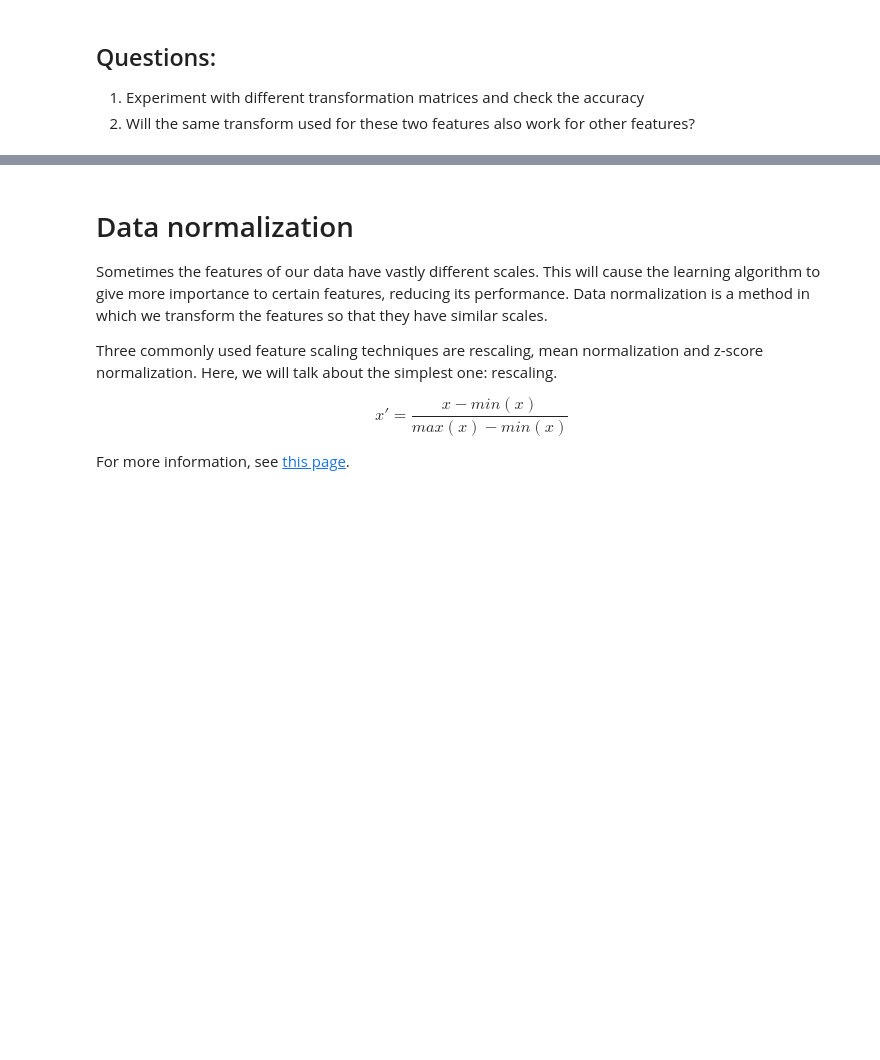
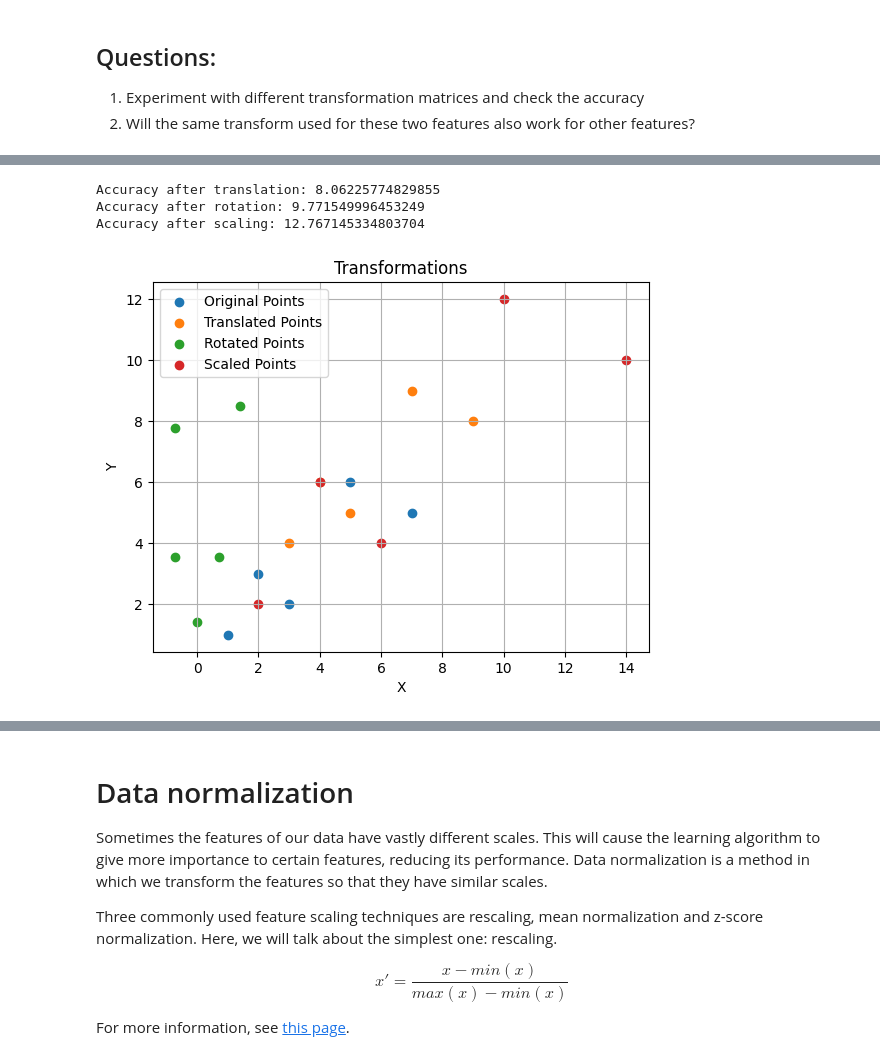
Before and after one commit to Mekavenkatakishore/FMML-22B21A4483, a Jupyter notebook: Module_01_Lab_04_LinearAlgebra.ipynb, the cells around one changed output, grey strips where cells are left out. Cells and saved outputs as stored; diff of their text form; code cells hidden in the pictures; blank space fills up the shorter version.

```diff
--- a/Module_01_Lab_04_LinearAlgebra.ipynb
+++ b/Module_01_Lab_04_LinearAlgebra.ipynb
@@ -416,0 +356,60 @@ In summary, while some transformation matrices might be versatile and applicable
+# %%
+import numpy as np
+import matplotlib.pyplot as plt
+
+# Generate some sample 2D points (x, y)
+# Format: [x1, y1], [x2, y2], ...
+points = np.array([[1, 1], [2, 3], [3, 2], [5, 6], [7, 5]])
+
+# Define transformation matrices for translation, rotation, and scaling
+translation_matrix = np.array([[1, 0, 2], [0, 1, 3], [0, 0, 1]])  # Translate by (2, 3)
+
+# Rotation matrix for 45 degrees
+angle = np.radians(45)
+rotation_matrix = np.array([[np.cos(angle), -np.sin(angle), 0], [np.sin(angle), np.cos(angle), 0], [0, 0, 1]])
+
+scaling_matrix = np.array([[2, 0, 0], [0, 2, 0], [0, 0, 1]])  # Scale by 2 in both x and y
+
+# Function to apply transformation to points
+def apply_transformation(points, transformation_matrix):
+    # Add ones for homogeneous coordinates
+    points_homogeneous = np.column_stack((points, np.ones(len(points))))
+    # Apply transformation
+    transformed_points = np.dot(transformation_matrix, points_homogeneous.T)
+    # Remove the homogeneous coordinate and return
+    return transformed_points[:2].T
+
+# Calculate accuracy (e.g., Euclidean distance between original and transformed points)
+def calculate_accuracy(original_points, transformed_points):
+    return np.mean(np.linalg.norm(original_points - transformed_points))
+ # Apply transformations and calculate accuracy for each
+translated_points = apply_transformation(points, translation_matrix)
+rotation_points = apply_transformation(points, rotation_matrix)
+scaled_points = apply_transformation(points, scaling_matrix)
+
+# Calculate accuracy for each transformation
+accuracy_translation = calculate_accuracy(points, translated_points)
+accuracy_rotation = calculate_accuracy(points, rotation_points)
+accuracy_scaling = calculate_accuracy(points, scaled_points)
+
+# Print the accuracy for each transformation
+print("Accuracy after translation:", accuracy_translation)
+print("Accuracy after rotation:", accuracy_rotation)
+print("Accuracy after scaling:", accuracy_scaling)
+
+# Plot original and transformed points
+plt.scatter(points[:, 0], points[:, 1], label='Original Points')
+plt.scatter(translated_points[:, 0], translated_points[:, 1], label='Translated Points')
+plt.scatter(rotation_points[:, 0], rotation_points[:, 1], label='Rotated Points')
+plt.scatter(scaled_points[:, 0], scaled_points[:, 1], label='Scaled Points')
+plt.legend()
+plt.xlabel('X')
+plt.ylabel('Y')
+plt.title('Transformations')
+plt.grid(True)
+plt.show()
+# %% [output]
+Accuracy after translation: 8.06225774829855
+Accuracy after rotation: 9.771549996453249
+Accuracy after scaling: 12.767145334803704
+[figure, added]
```
Also changed, not shown: parts of 5 cells of this notebook.
